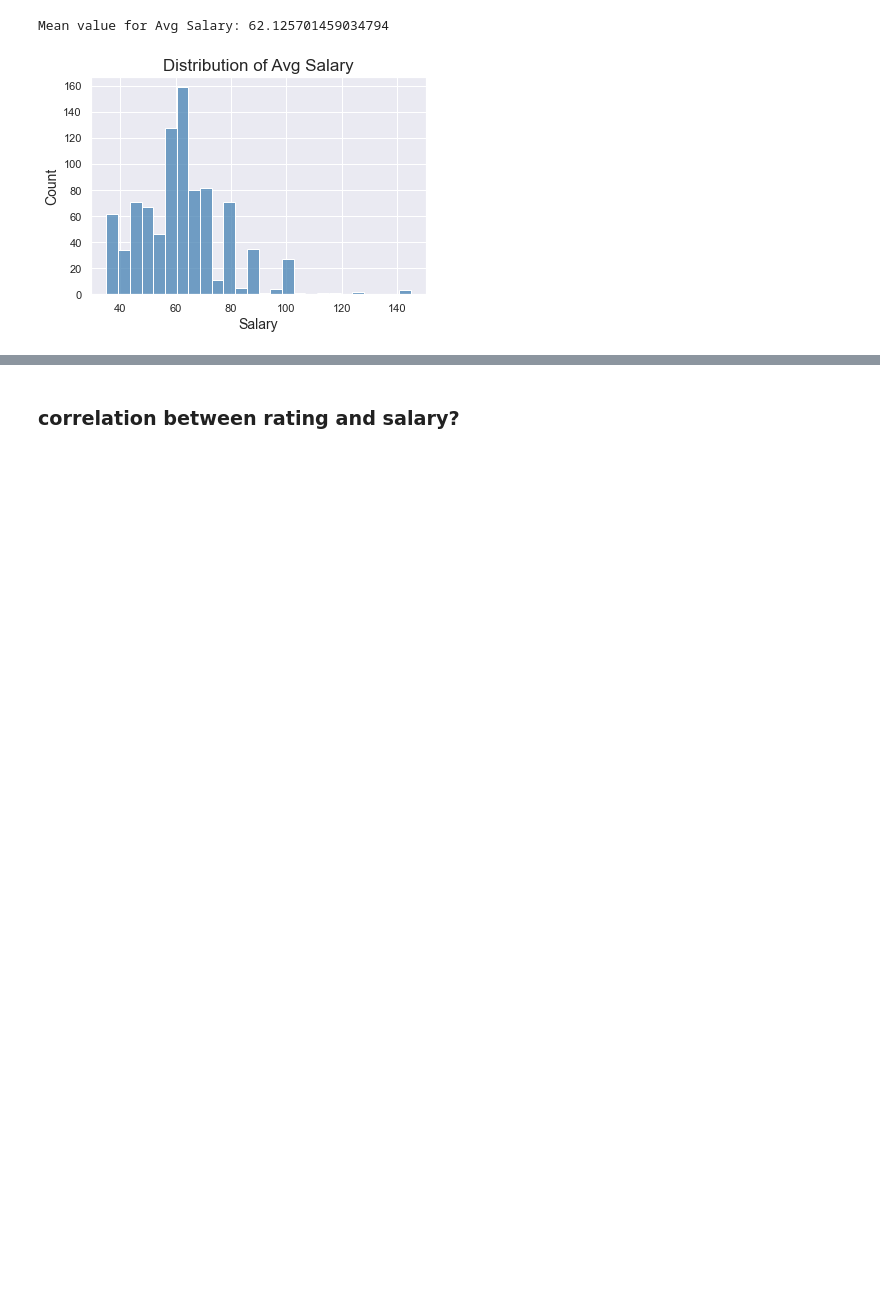
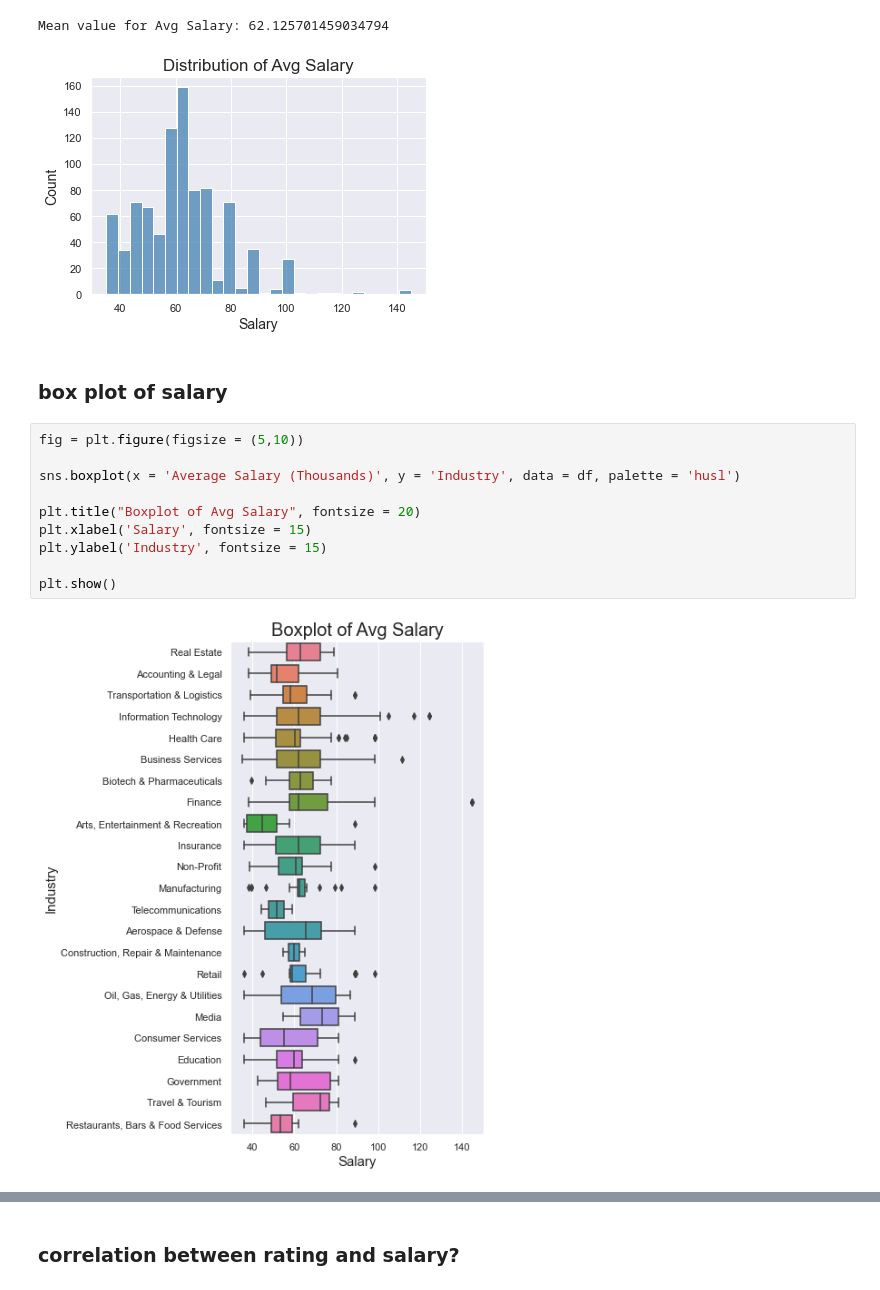
Before and after one commit to kodingwithkelly/GlassdoorProj, a Jupyter notebook: Glassdoor_EDA.ipynb, the cells around one changed output, grey strips where cells are left out. Saved outputs shown, nothing was run; the diff lists cells and outputs as text; blank space fills up the shorter version.

```diff
--- a/Glassdoor_EDA.ipynb
+++ b/Glassdoor_EDA.ipynb
@@ -306,3 +340,17 @@ plt.show()
 # %% [output]
 Mean value for Avg Salary: 62.125701459034794
 [figure]
+# %% [markdown]
+### box plot of salary
+# %%
+fig = plt.figure(figsize = (5,10))
+
+sns.boxplot(x = 'Average Salary (Thousands)', y = 'Industry', data = df, palette = 'husl')
+
+plt.title("Boxplot of Avg Salary", fontsize = 20)
+plt.xlabel('Salary', fontsize = 15)
+plt.ylabel('Industry', fontsize = 15)
+
+plt.show()
+# %% [output]
+[figure, added]
```
Also changed, not shown: parts of 12 cells of this notebook.
